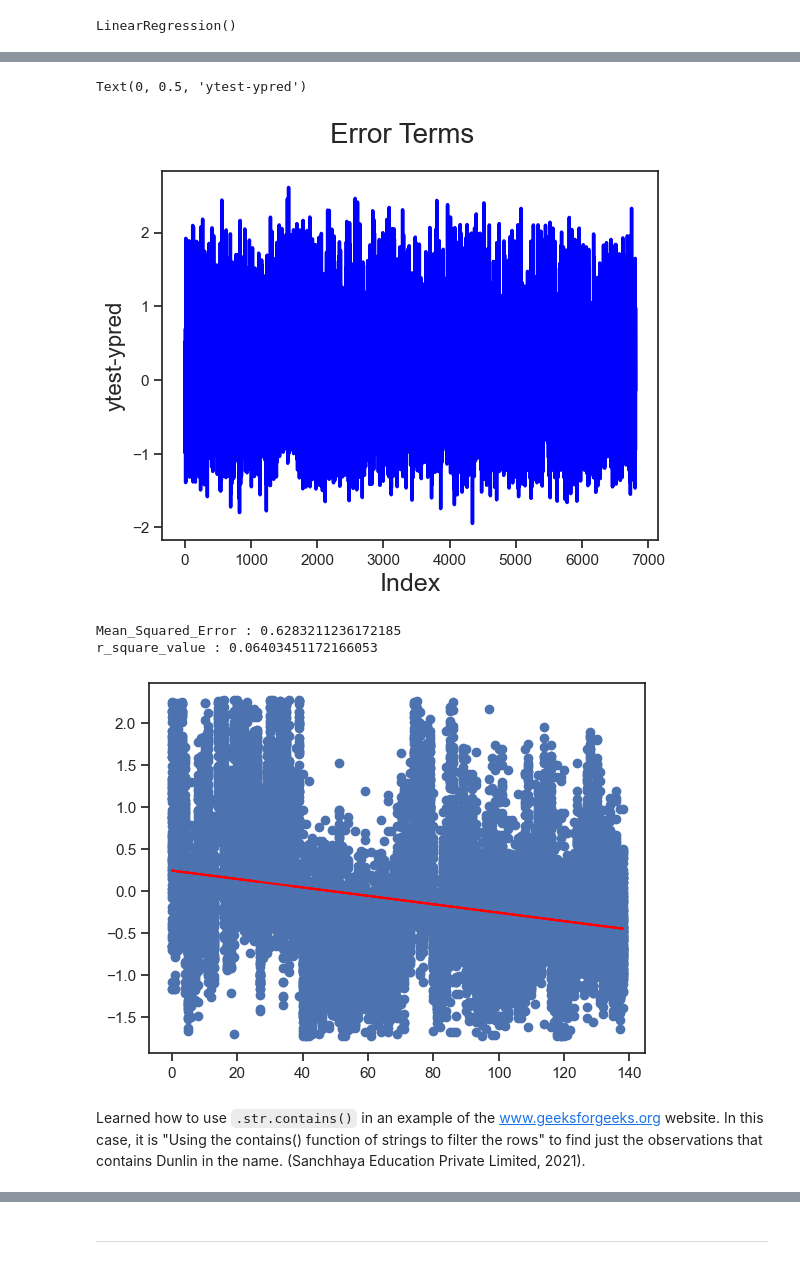
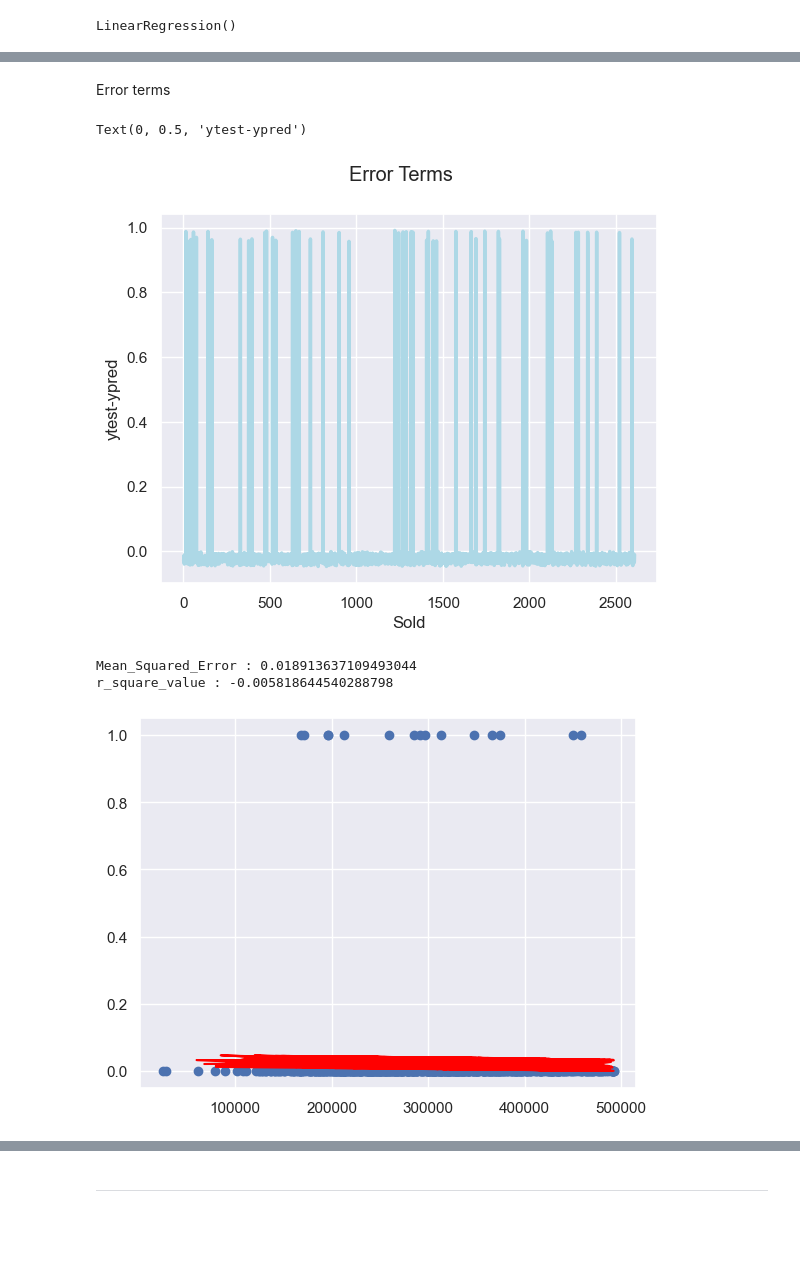
Before and after one commit to CristhianMacedo2024104/Machine-Learning, a Jupyter notebook: CristhianMacedo_MLearningHDip_CA1.ipynb, the cells around one changed output, grey strips where cells are left out. Saved outputs shown, nothing was run; the diff lists cells and outputs as text; code cells hidden in the pictures; blank space fills up the shorter version.

```diff
--- a/CristhianMacedo_MLearningHDip_CA1.ipynb
+++ b/CristhianMacedo_MLearningHDip_CA1.ipynb
@@ -701,0 +1022,10 @@ Index(['Month', 'Eircode', 'Value', 'Acronym', 'County', 'Sold',
+# %%
+import seaborn as sns
+sns.set()
+
+sns.scatterplot(
+    x = 'County_Encoder',
+    y = 'Value_scaled',
+    hue = 'Sold',
+    data = X_test.join(y_test, how = 'outer')
+)
@@ -702,3 +1223,5 @@ Index(['Month', 'Eircode', 'Value', 'Acronym', 'County', 'Sold',
 # %%
-X = df_machine['County_encoder']
-X.head()
+X = df_dublin.iloc[:, [7,8]]
+y = df_dublin.iloc[:, 5]
+
+X_train, X_test, y_train, y_test = train_test_split(X, y, train_size = 0.2 , random_state = 32)
@@ -726,5 +1227,0 @@ X.shape, y.shape
-# %%
-from sklearn.model_selection import train_test_split
-X_train, X_test, y_train, y_test = train_test_split(X, y, train_size = 0.7 , random_state = 100)
-
-X.shape, y.shape, X_train.shape, X_test.shape, y_train.shape, y_test.shape
@@ -733,5 +1227,0 @@ X.shape, y.shape, X_train.shape, X_test.shape, y_train.shape, y_test.shape
-# %%
-import numpy as np
-
-X_train = X_train.to_numpy()[:, np.newaxis]
-X_test = X_test.to_numpy()[:, np.newaxis]
@@ -771,14 +1267,23 @@ Text(0, 0.5, 'Sales')
+# %% [markdown]
+Error terms
 # %%
-# Error terms
-c = [i for i in range(1,6812,1)]
+c = [i for i in range(1,2609,1)]
 fig = plt.figure()
-plt.plot(c,y_test-y_pred, color="blue", linewidth=2.5, linestyle="-")
-fig.suptitle('Error Terms', fontsize=20)              # Plot heading
-plt.xlabel('Index', fontsize=18)                      # X-label
-plt.ylabel('ytest-ypred', fontsize=16)                # Y-label
+plt.plot(c,y_test-y_pred, color = "lightblue", linewidth = 2.5, linestyle = "-")
+fig.suptitle('Error Terms')
+plt.xlabel('Sold')
+plt.ylabel('ytest-ypred')
 # %% [output]
 Text(0, 0.5, 'ytest-ypred')
-[figure, old version]
+[figure, new version]
 # %%
 from sklearn.metrics import mean_squared_error, r2_score
+
 mse = mean_squared_error(y_test, y_pred)
+r_squared = r2_score(y_test, y_pred)
+
+print('Mean_Squared_Error :' ,mse)
+print('r_square_value :',r_squared)
+# %% [output]
+Mean_Squared_Error : 0.018913637109493044
+r_square_value : -0.005818644540288798
@@ -787,14 +1290,11 @@ r_squared = r2_score(y_test, y_pred)
-# %%
-print('Mean_Squared_Error :' ,mse)
-print('r_square_value :',r_squared)
-# %% [output]
-Mean_Squared_Error : 0.6283211236172185
-r_square_value : 0.06403451172166053
 # %%
+X = df_dublin.iloc[:, [2]]
+y = df_dublin.iloc[:, 5]
+
+X_train, X_test, y_train, y_test = train_test_split(X, y, train_size = 0.2 , random_state = 32)
+
 plt.scatter(X_train, y_train)
 plt.plot(X_test, y_pred, color = 'red')
 plt.show()
 # %% [output]
-[figure, old version]
+[figure, new version]
-# %% [markdown]
-Learned how to use `.str.contains()` in an example of the www.geeksforgeeks.org website. In this case, it is "Using the contains() function of strings to filter the rows" to find just the observations that contains Dunlin in the name. (Sanchhaya Education Private Limited, 2021).
```
Also changed, not shown: parts of 152 cells of this notebook, 2 other files.
